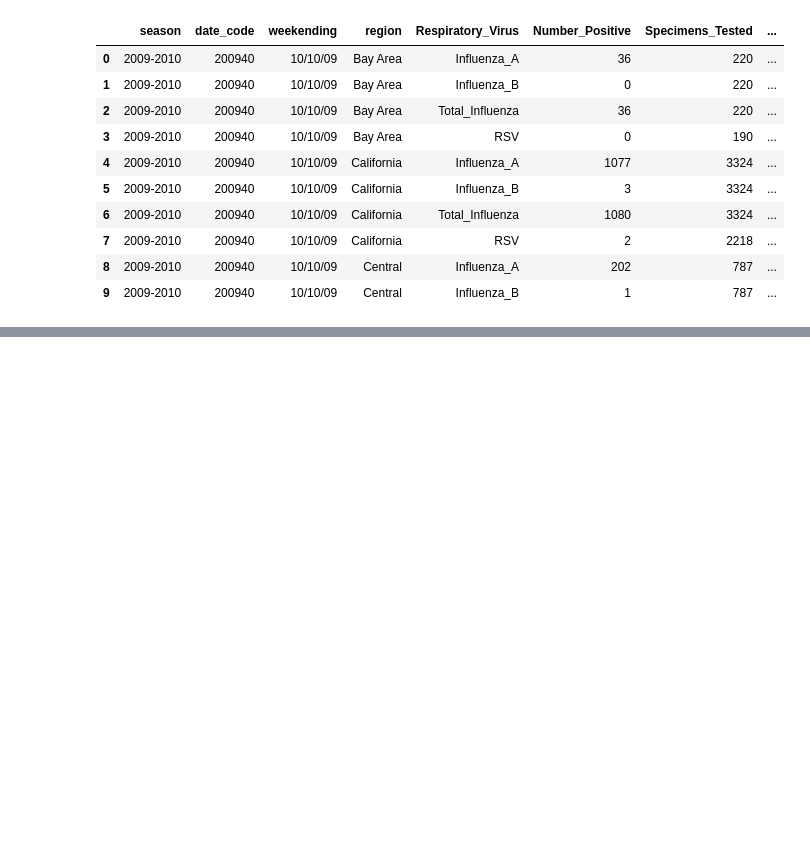
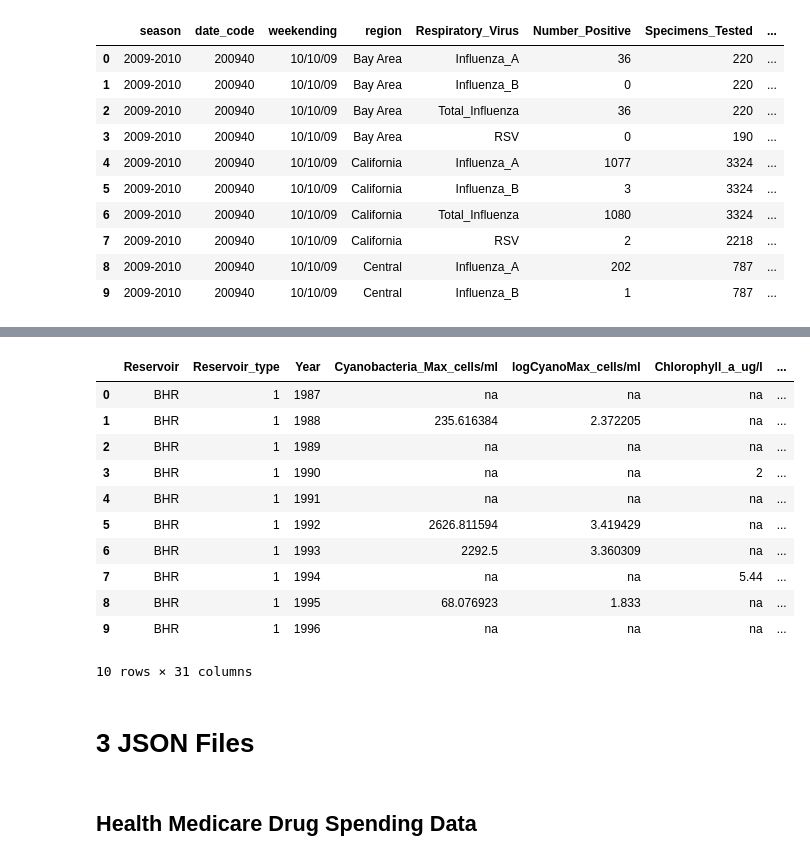
Before and after one commit to angeliki-tzanou/datasci_1_loading, a Jupyter notebook: HHA_507_Assignment_1.ipynb, the cells around one changed output, grey strips where cells are left out. Cells and saved outputs as stored; diff of their text form; code cells hidden in the pictures; blank space fills up the shorter version.

```diff
--- a/HHA_507_Assignment_1.ipynb
+++ b/HHA_507_Assignment_1.ipynb
@@ -78,0 +120,21 @@ df4.head(10)
+# %%
+df_xlsx3 = pd.read_excel("3cyanobacteria_in_water_reservoirs.xlsx")
+# %%
+df_xlsx3.head(10)
+# %% [output]
+|  | Reservoir | Reservoir_type | Year | Cyanobacteria_Max_cells/ml | logCyanoMax_cells/ml | Chlorophyll_a_ug/l | ... |
+| 0 | BHR | 1 | 1987 | na | na | na | ... |
+| 1 | BHR | 1 | 1988 | 235.616384 | 2.372205 | na | ... |
+| 2 | BHR | 1 | 1989 | na | na | na | ... |
+| 3 | BHR | 1 | 1990 | na | na | 2 | ... |
+| 4 | BHR | 1 | 1991 | na | na | na | ... |
+| 5 | BHR | 1 | 1992 | 2626.811594 | 3.419429 | na | ... |
+| 6 | BHR | 1 | 1993 | 2292.5 | 3.360309 | na | ... |
+| 7 | BHR | 1 | 1994 | na | na | 5.44 | ... |
+| 8 | BHR | 1 | 1995 | 68.076923 | 1.833 | na | ... |
+| 9 | BHR | 1 | 1996 | na | na | na | ... |
+10 rows × 31 columns
+# %% [markdown]
+# **3 JSON Files**
+# %% [markdown]
+## Health Medicare Drug Spending Data
```
Also changed, not shown: parts of 10 cells of this notebook.
